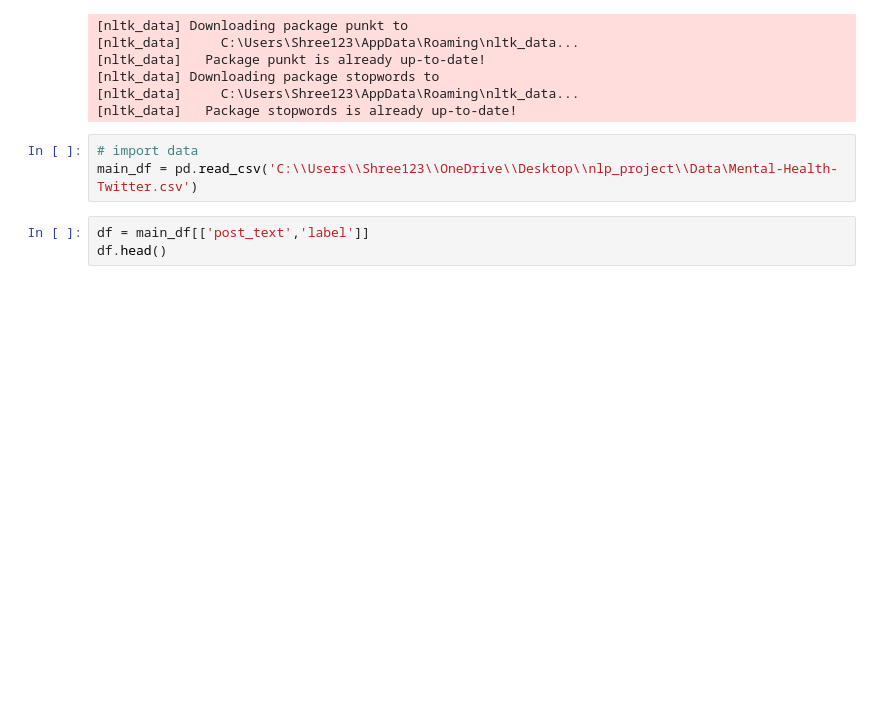
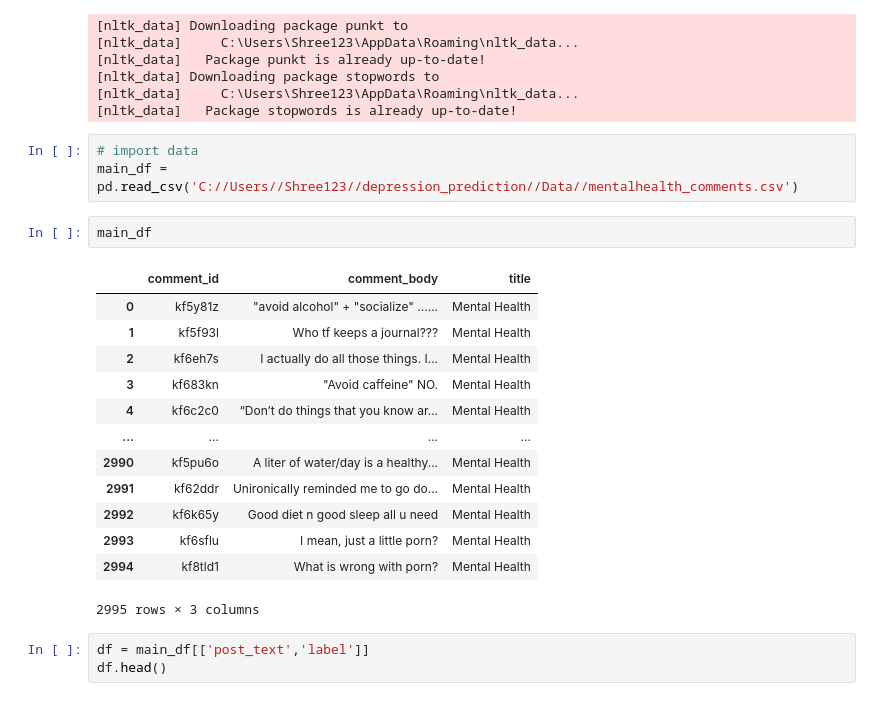
Before and after one commit to shree1808/Depression_prediction_based_on_tweets, a Jupyter notebook: Notebook/depression_prediction.ipynb, the cells around one changed output. Cells and saved outputs as stored; diff of their text form; blank space fills up the shorter version.

Commit message:
Data Ingestion and Text Processing

```diff
--- a/Notebook/depression_prediction.ipynb
+++ b/Notebook/depression_prediction.ipynb
@@ -25,7 +25,23 @@ import re
 [nltk_data]   Package stopwords is already up-to-date!
 # %%
 # import data
-main_df = pd.read_csv('C:\\Users\\Shree123\\OneDrive\\Desktop\\nlp_project\\Data\Mental-Health-Twitter.csv')
+main_df = pd.read_csv('C://Users//Shree123//depression_prediction//Data//mentalhealth_comments.csv')
+# %%
+main_df
+# %% [output]
+|  | comment_id | comment_body | title |
+| 0 | kf5y81z | "avoid alcohol" + "socialize" ...... | Mental Health |
+| 1 | kf5f93l | Who tf keeps a journal??? | Mental Health |
+| 2 | kf6eh7s | I actually do all those things. I... | Mental Health |
+| 3 | kf683kn | "Avoid caffeine" NO. | Mental Health |
+| 4 | kf6c2c0 | “Don’t do things that you know ar... | Mental Health |
+| ... | ... | ... | ... |
+| 2990 | kf5pu6o | A liter of water/day is a healthy... | Mental Health |
+| 2991 | kf62ddr | Unironically reminded me to go do... | Mental Health |
+| 2992 | kf6k65y | Good diet n good sleep all u need | Mental Health |
+| 2993 | kf6sflu | I mean, just a little porn? | Mental Health |
+| 2994 | kf8tld1 | What is wrong with porn? | Mental Health |
+2995 rows × 3 columns
 # %%
 df = main_df[['post_text','label']]
 df.head()
```
Also changed, not shown: 8 other files.
